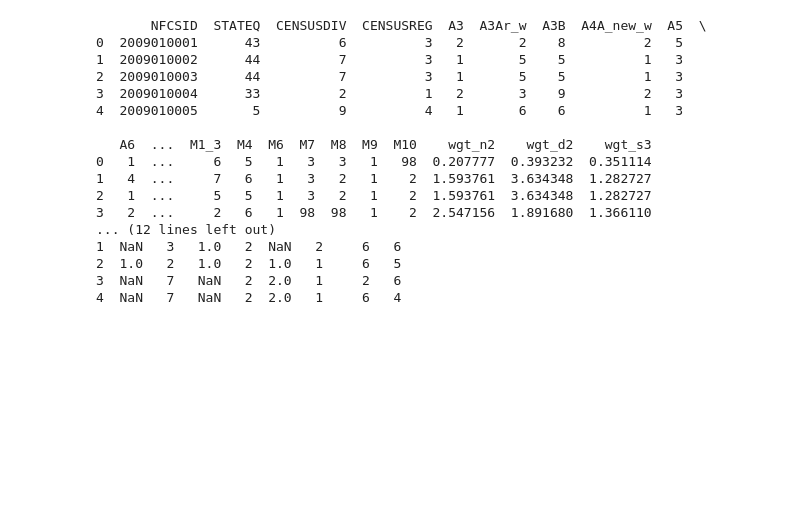
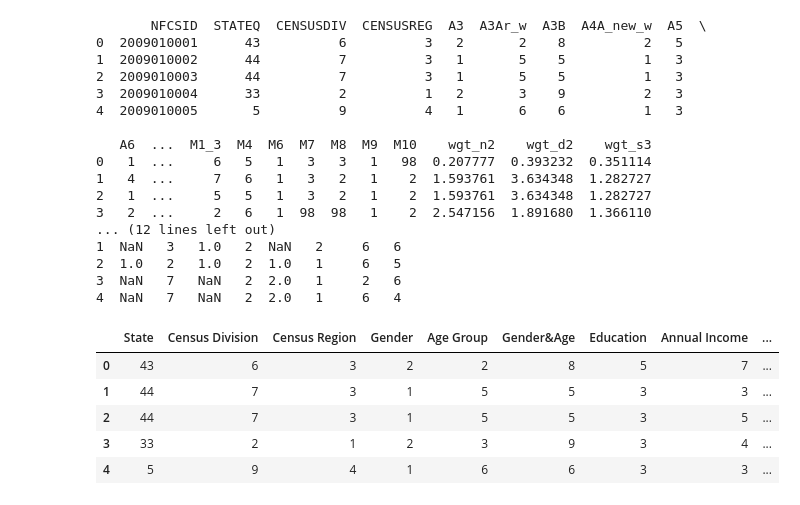
Before and after one commit to Fasty8/ba780-fall25-a08, a Jupyter notebook: FINRA National Financial Capability Study/Anna_merge_data.ipynb, the cells around one changed output. Drawn from its saved outputs; the diff is of its cells as text; code cells hidden in the pictures; blank space fills up the shorter version.

```diff
--- a/FINRA National Financial Capability Study/Anna_merge_data.ipynb
+++ b/FINRA National Financial Capability Study/Anna_merge_data.ipynb
@@ -627,52 +759,60 @@ financial_knowledge = {
 column_names_mapping = {
     "STATEQ": "State",
     "CENSUSDIV": "Census Division",
     "CENSUSREG": "Census Region",
     "A3": "Gender",
     "A3Ar_w": "Age Group",
     "A3B": "Gender&Age",
     "A5": "Education",
     "A8": "Annual Income",
     "B1": "Checking Account",
     "B2": "Savings Account",
     "B4": "Overdraw",
     "B14": "Other Investments",
     "C5": "Other Retirement Accounts",
     "F1": "Number of Credit Cards",
     "F2_2": "Credit Card Balance Interest",
     "J5": "Emergency Funds",
     "J8": "Retirement Planning",
     "H1": "Health Insurance",
     "M1_1": "Financial Confidence",
     "M4": "Financial Knowledge"
 }
 
 
 
 # ============= Match column names to coded values dicts =============
 column_values_mapping = {
-    "STATEQ": state,
-    "CENSUSDIV": census_div,
-    "CENSUSREG": census_reg,
-    "A3": gender,
-    "A3Ar_w": age_group,
-    "A3B": gender_age,
-    "A5": education,
-    "A8": annual_income,
-    "B1": checking_account,
-    "B2": savings_account,
-    "B4": overdraw,
-    "B14": other_investments,
-    "C5": other_retirement_accounts,
-    "F1": num_credit_cards,
-    "F2_2": credit_card_balance_interest,
-    "J5": emergency_funds,
-    "J8": retirement_planning,
-    "H1": health_insurance,
-    "M1_1": financial_confidence,
-    "M4": financial_knowledge
+    "State": state,
+    "Census Division": census_div,
+    "Census Region": census_reg,
+    "Gender": gender,
+    "Age Group": age_group,
+    "Gender&Age": gender_age,
+    "Education": education,
+    "Annual Income": annual_income,
+    "Checking Account": checking_account,
+    "Savings Account": savings_account,
+    "Overdraw": overdraw,
+    "Other Investments": other_investments,
+    "Other Retirement Accounts": other_retirement_accounts,
+    "Number of Credit Cards": num_credit_cards,
+    "Credit Card Balance Interest": credit_card_balance_interest,
+    "Emergency Funds": emergency_funds,
+    "Retirement Planning": retirement_planning,
+    "Health Insurance": health_insurance,
+    "Financial Confidence": financial_confidence,
+    "Financial Knowledge": financial_knowledge
 }
 
+# ========= Replace values and Rename columns. Saved to a new df 'cleaned_df2009' ===========
+cleaned_df2009 = filtered_df2009.rename(columns=column_names_mapping)
 
-# ========= Replace values and Rename columns. Saved to a new df 'cleaned_df2009' ===========
-cleaned_df2009 = filtered_df2009.replace(column_values_mapping).rename(columns=column_names_mapping)
+cleaned_df2009.head()
+# %% [output]
+|  | State | Census Division | Census Region | Gender | Age Group | Gender&Age | Education | Annual Income | ... |
+| 0 | 43 | 6 | 3 | 2 | 2 | 8 | 5 | 7 | ... |
+| 1 | 44 | 7 | 3 | 1 | 5 | 5 | 3 | 3 | ... |
+| 2 | 44 | 7 | 3 | 1 | 5 | 5 | 3 | 5 | ... |
+| 3 | 33 | 2 | 1 | 2 | 3 | 9 | 3 | 4 | ... |
+| 4 | 5 | 9 | 4 | 1 | 6 | 6 | 3 | 3 | ... |
```
Also changed, not shown: parts of 11 cells of this notebook, 8 other files.
